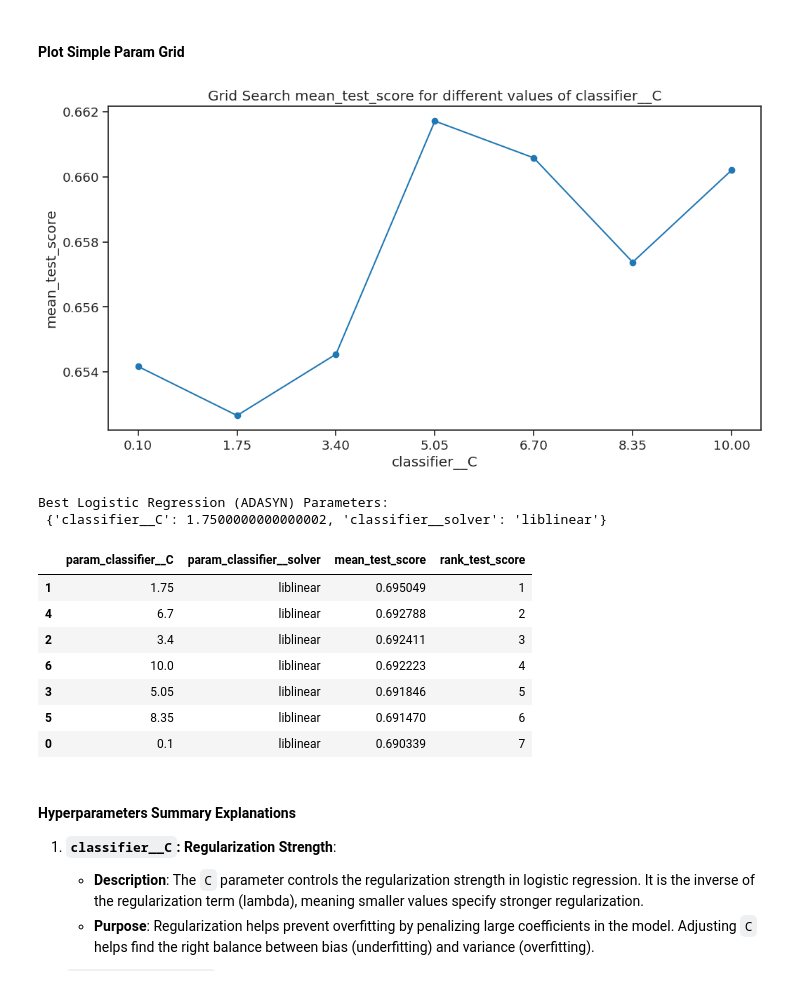
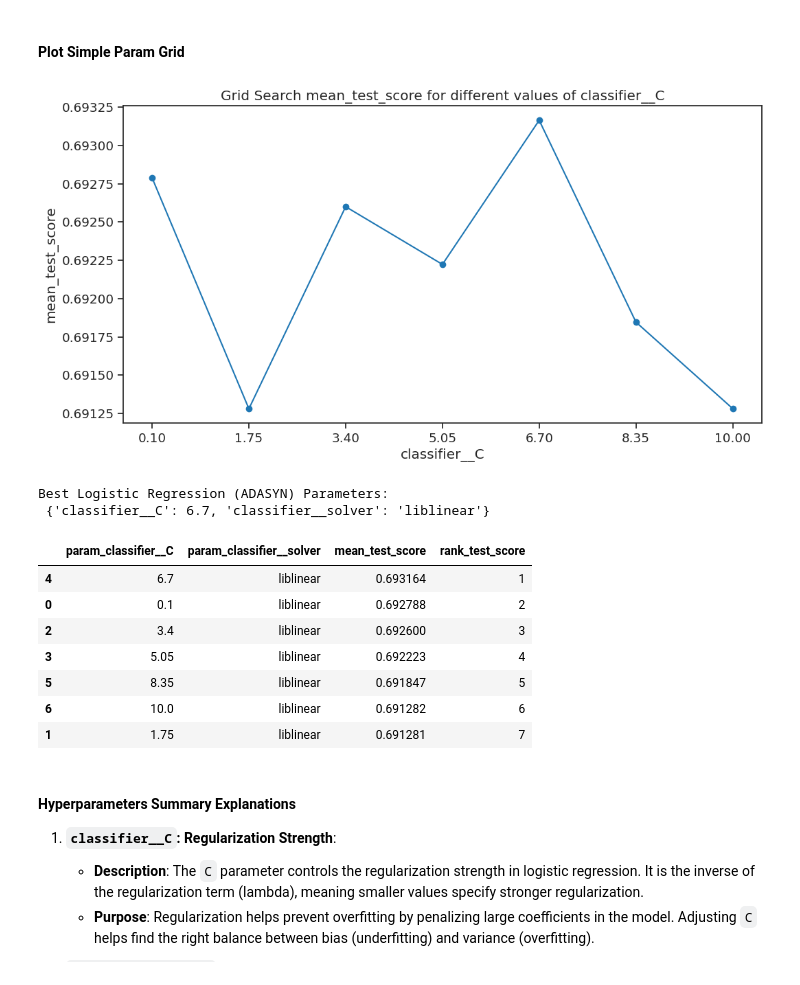
Before and after one commit to micah-shull/Machine_Learning_Pipelines, a Jupyter notebook: pipelines_16_ensemble_042_class_1_recall.ipynb, the cells around one changed output. Drawn from its saved outputs; the diff is of its cells as text; code cells hidden in the pictures.

```diff
--- a/pipelines_16_ensemble_042_class_1_recall.ipynb
+++ b/pipelines_16_ensemble_042_class_1_recall.ipynb
@@ -247,53 +247,53 @@ import pandas as pd
 results = grid_lr_adasyn.cv_results_
 
 # Create a DataFrame with the results
-results_df = pd.DataFrame(results)
+results_lr_adasyn_df = pd.DataFrame(results)
 
 import matplotlib.pyplot as plt
 import seaborn as sns
 import pandas as pd
 
 # Function to plot line charts of grid search results
 def plot_simple_line_chart_grid_search(results_df, param, score='mean_test_score'):
     plt.figure(figsize=(12, 6))
     sns.set_context("notebook", font_scale=1.2)
     sns.set_style("ticks")
 
     # Extract the values of the specified parameter
     unique_params = results_df[f'param_{param}'].unique()
 
     # Ensure that the parameter values are numeric
     unique_params = np.array(unique_params, dtype=float)
 
     # Plot the results
     plt.plot(results_df[f'param_{param}'].astype(float), results_df[score], marker='o')
 
     plt.title(f'Grid Search {score} for different values of {param}')
     plt.xlabel(param)
     plt.ylabel(score)
     plt.xticks(unique_params, labels=[f'{param:.2f}' for param in unique_params])  # Format x-ticks to 2 decimals
     plt.show()
 
 # Example usage
-plot_simple_line_chart_grid_search(results_df_smote, 'classifier__C', score='mean_test_score')
+plot_simple_line_chart_grid_search(results_lr_adasyn_df, 'classifier__C', score='mean_test_score')
 # %% [output]
-[figure, old version]
+[figure, new version]
 # %%
 print("Best Logistic Regression (ADASYN) Parameters:\n", grid_lr_adasyn.best_params_)
 
-results_df[['param_classifier__C', 'param_classifier__solver',
+results_lr_adasyn_df[['param_classifier__C', 'param_classifier__solver',
             'mean_test_score', 'rank_test_score']].sort_values(by='rank_test_score')
 # %% [output]
 Best Logistic Regression (ADASYN) Parameters:
- {'classifier__C': 1.7500000000000002, 'classifier__solver': 'liblinear'}
+ {'classifier__C': 6.7, 'classifier__solver': 'liblinear'}
 |  | param_classifier__C | param_classifier__solver | mean_test_score | rank_test_score |
-| 1 | 1.75 | liblinear | 0.695049 | 1 |
-| 4 | 6.7 | liblinear | 0.692788 | 2 |
-| 2 | 3.4 | liblinear | 0.692411 | 3 |
-| 6 | 10.0 | liblinear | 0.692223 | 4 |
-| 3 | 5.05 | liblinear | 0.691846 | 5 |
-| 5 | 8.35 | liblinear | 0.691470 | 6 |
-| 0 | 0.1 | liblinear | 0.690339 | 7 |
+| 4 | 6.7 | liblinear | 0.693164 | 1 |
+| 0 | 0.1 | liblinear | 0.692788 | 2 |
+| 2 | 3.4 | liblinear | 0.692600 | 3 |
+| 3 | 5.05 | liblinear | 0.692223 | 4 |
+| 5 | 8.35 | liblinear | 0.691847 | 5 |
+| 6 | 10.0 | liblinear | 0.691282 | 6 |
+| 1 | 1.75 | liblinear | 0.691281 | 7 |
 # %% [markdown]
 #### Hyperparameters Summary Explanations
 
```
Also changed, not shown: parts of 17 cells of this notebook.
